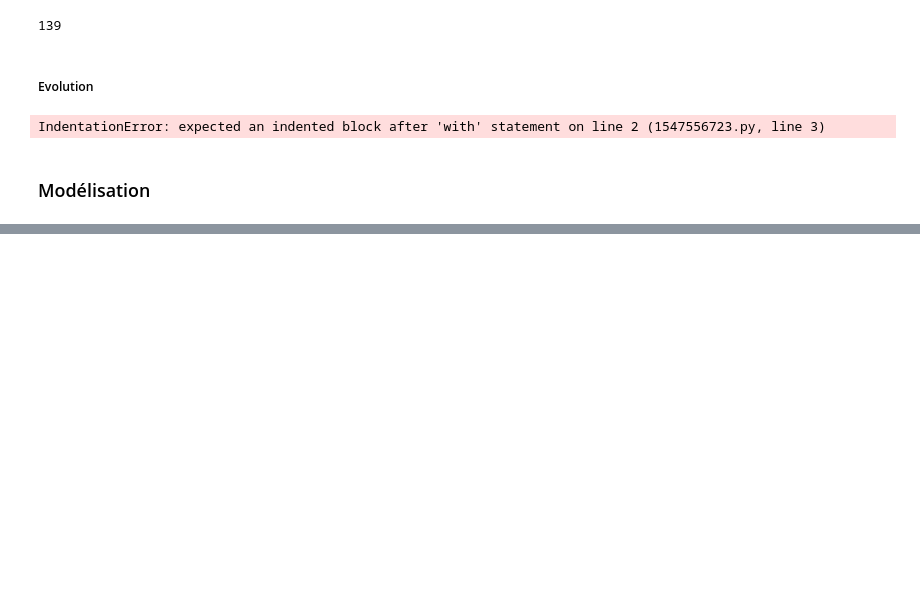
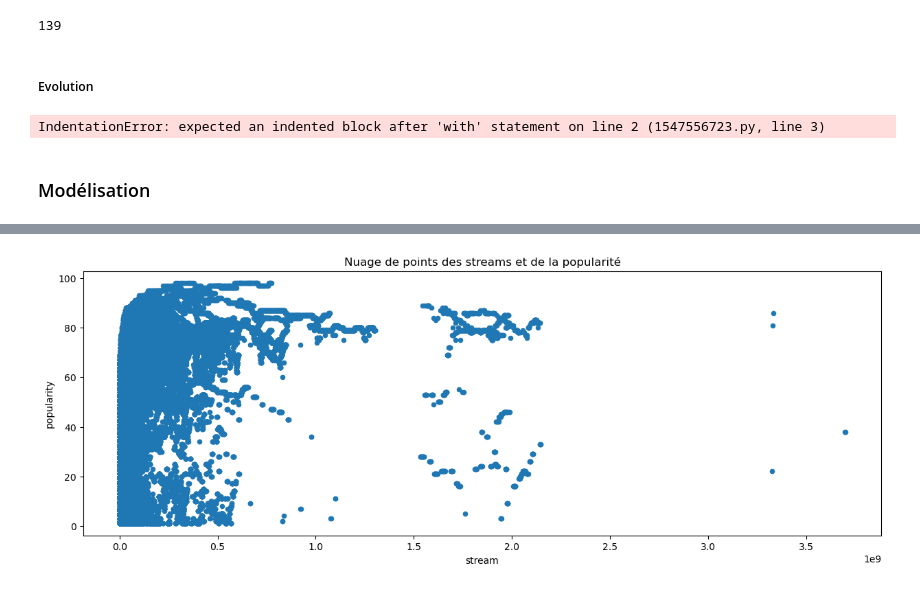
Before and after one commit to Marwan-bkr/Data_Project, a Jupyter notebook: Assessment.ipynb, the cells around one changed output, grey strips where cells are left out. Saved outputs shown, nothing was run; the diff lists cells and outputs as text; code cells hidden in the pictures; blank space fills up the shorter version.

```diff
--- a/Assessment.ipynb
+++ b/Assessment.ipynb
@@ -253,0 +265,7 @@ plt.show()
+# %%
+#scatter plot streams et popularité
+df_temp = pd.read_sql("select popularity, stream from public.score;", engine)
+df_temp.plot(x='stream', y='popularity', kind='scatter', figsize=(15, 5), title='Nuage de points des streams et de la popularité')
+plt.show()
+# %% [output]
+[figure, added]
```
Also changed, not shown: parts of 36 cells of this notebook.
